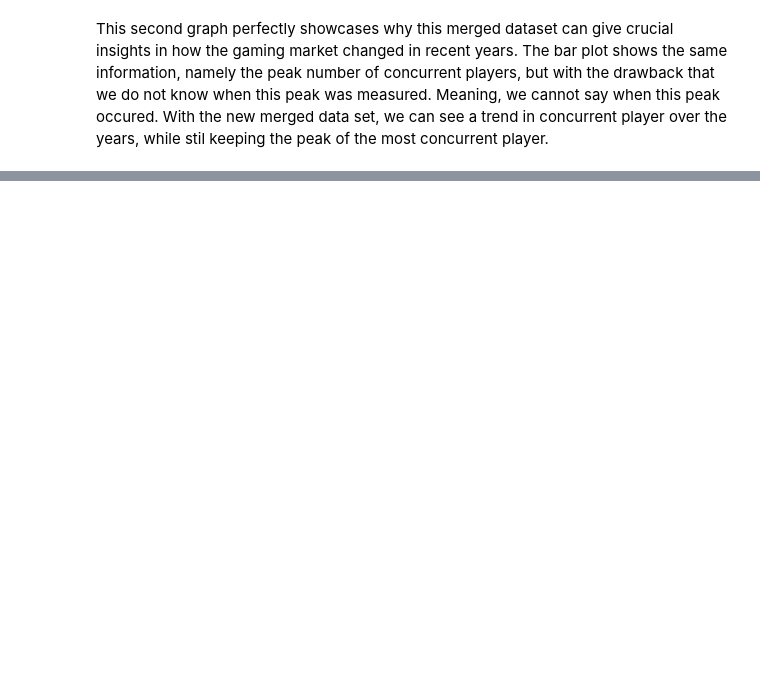
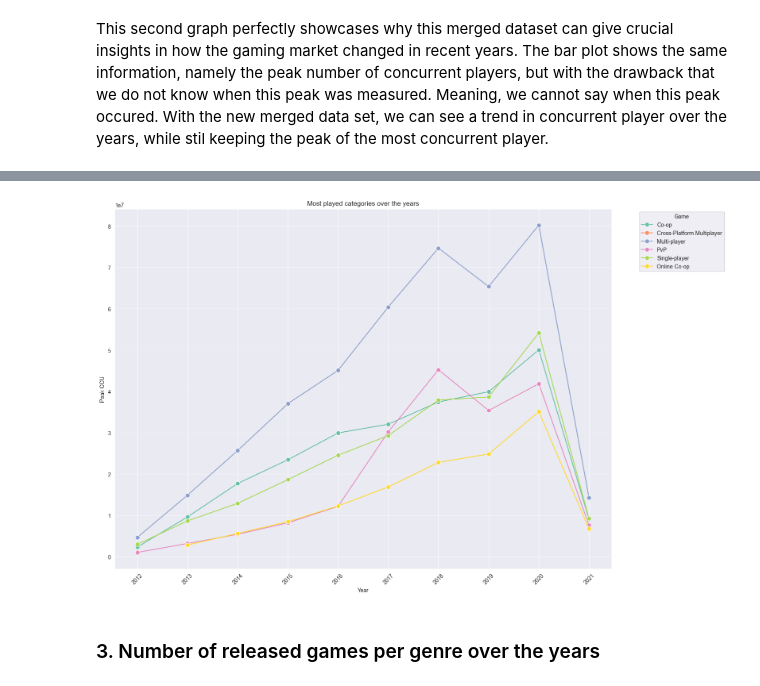
Before and after one commit to DBaumi/2023ws-visual-ds, a Jupyter notebook: 2_wrangle_profile/wrangle_profile.ipynb, the cells around one changed output, grey strips where cells are left out. Drawn from its saved outputs; the diff is of its cells as text; code cells hidden in the pictures; blank space fills up the shorter version.

```diff
--- a/2_wrangle_profile/wrangle_profile.ipynb
+++ b/2_wrangle_profile/wrangle_profile.ipynb
@@ -475,0 +570,26 @@ This second graph perfectly showcases why this merged dataset can give crucial i
+# %%
+df_game_categories = df_insights.explode(column='Categories')
+# %%
+grouped_insights = df_game_categories.groupby(['Year', 'Categories'])['Peak'].sum().reset_index()
+# %%
+grouped_insights['rank'] = grouped_insights.groupby('Year')['Peak'].rank(method='dense', ascending=False)
+top_categories_per_year = grouped_insights[grouped_insights['rank'] <= 5]
+# %%
+sns.set_style("darkgrid")
+plt.figure(figsize=(16, 10))
+ax = sns.lineplot(data=top_categories_per_year, x='Year', y='Peak', hue='Categories', markers=True, marker='o', markersize=8, palette='Set2')
+plt.title('Most played categories over the years')
+plt.xlabel('Year')
+plt.ylabel('Peak CCU')
+plt.legend(title='Game', bbox_to_anchor=(1.05, 1), loc='upper left')
+plt.tight_layout()
+
+years = sorted(top_categories_per_year['Year'].unique())  # Get unique years from the DataFrame
+ax.set_xticks(years)  # Set x-axis ticks to every year
+ax.set_xticklabels(years, rotation=45)
+
+plt.show()
+# %% [output]
+[figure, added]
+# %% [markdown]
+### 3. Number of released games per genre over the years
```
Also changed, not shown: parts of 44 cells of this notebook, 10 other files.
